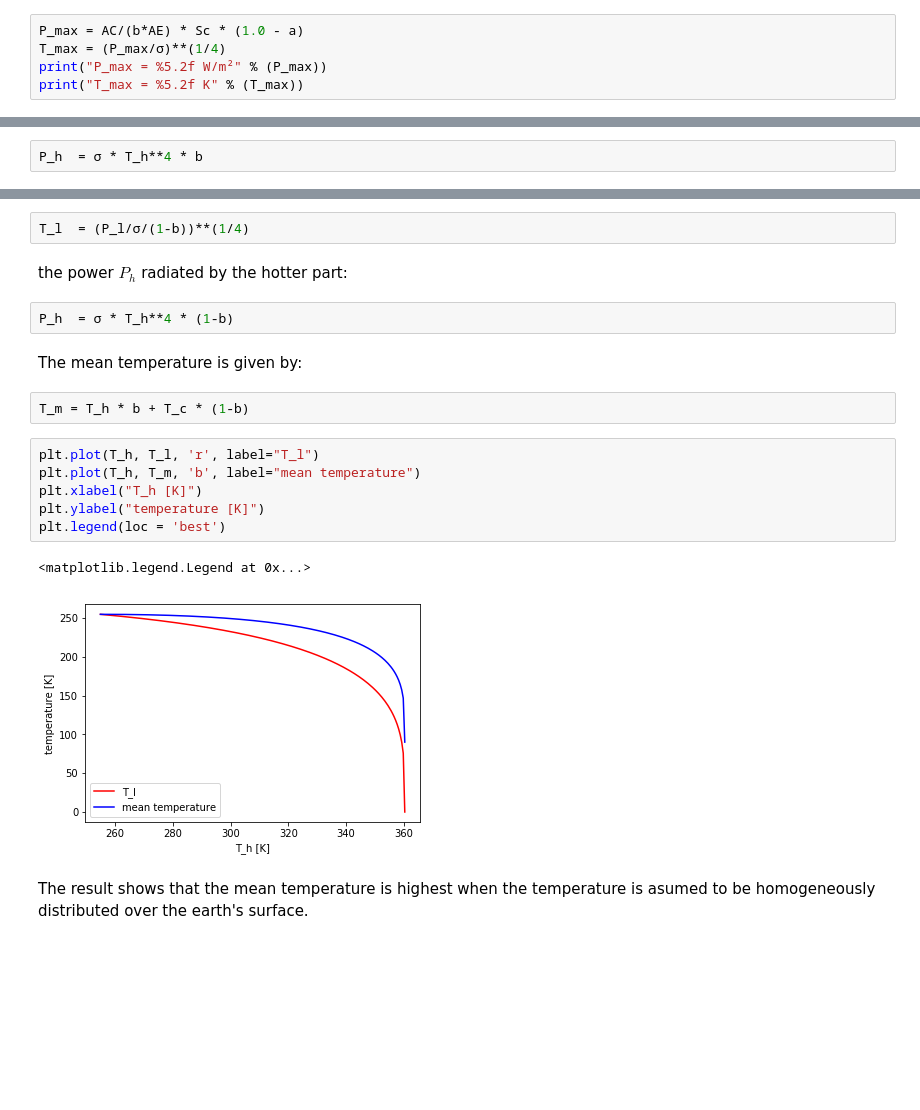
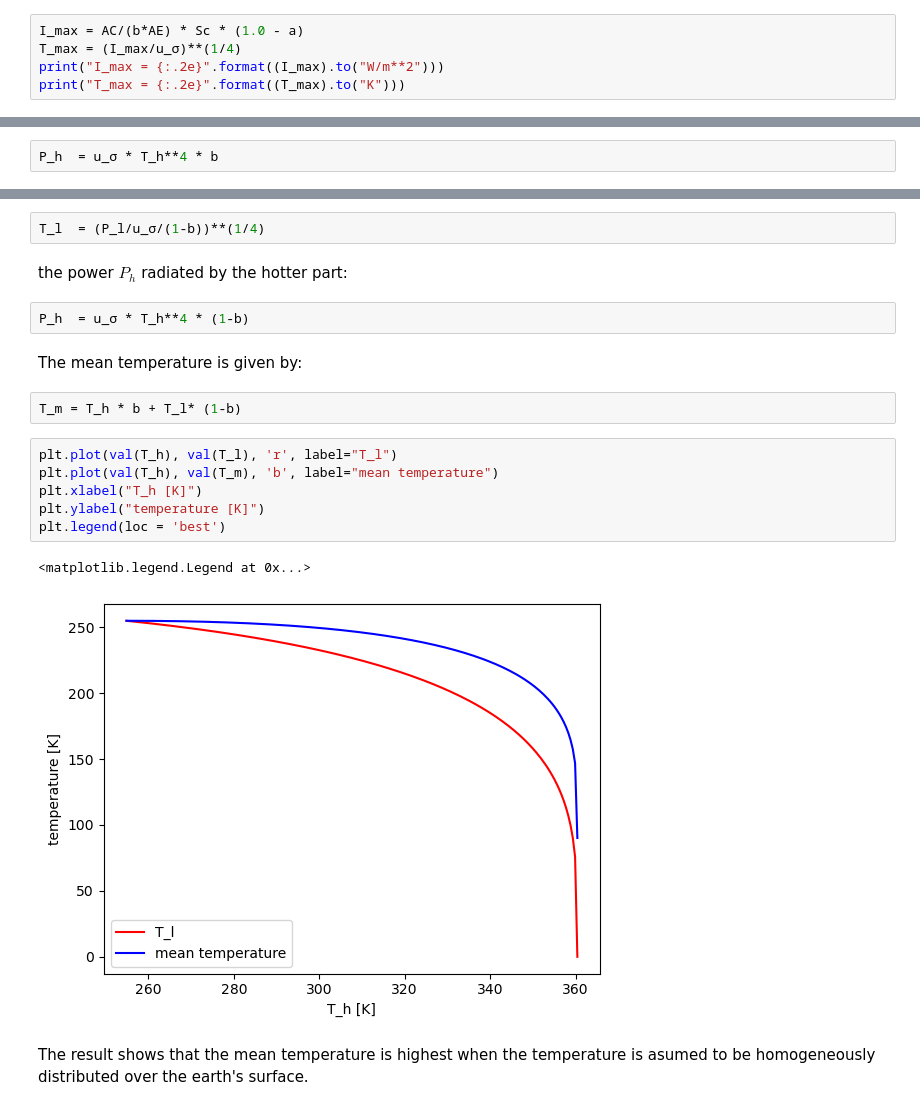
Before and after one commit to ropewe56/vesicamo, a Jupyter notebook: jupyter/mean_earth_surface_temperature.ipynb, the cells around one changed output, grey strips where cells are left out. Cells and saved outputs as stored; diff of their text form; blank space fills up the shorter version.

```diff
--- a/jupyter/mean_earth_surface_temperature.ipynb
+++ b/jupyter/mean_earth_surface_temperature.ipynb
@@ -52,8 +53,8 @@ b = 0.25
 # %% [markdown]
 If all the power is emitted from the part b the temperature $T_{max}$ has to be:
 # %%
-P_max = AC/(b*AE) * Sc * (1.0 - a)
-T_max = (P_max/σ)**(1/4)
-print("P_max = %5.2f W/m²" % (P_max))
-print("T_max = %5.2f K" % (T_max))
+I_max = AC/(b*AE) * Sc * (1.0 - a)
+T_max = (I_max/u_σ)**(1/4)
+print("I_max = {:.2e}".format((I_max).to("W/m**2")))
+print("T_max = {:.2e}".format((T_max).to("K")))
 # %% [output]
@@ -66,7 +71,7 @@ T_h  = mgrid[T_0:T_max:200j]
 # %% [markdown]
 The power emitted by the hot part is:
 # %%
-P_h  = σ * T_h**4 * b
+P_h  = u_σ * T_h**4 * b
 # %% [markdown]
 Power that has to emitted by the lower temperature part of the earth's surface:
 # %%
@@ -75,24 +80,24 @@ P_l  = where(P_l >= 0.0, P_l, 0.0)
 # %% [markdown]
 The lower temperature $T_l$ is:
 # %%
-T_l  = (P_l/σ/(1-b))**(1/4)
+T_l  = (P_l/u_σ/(1-b))**(1/4)
 # %% [markdown]
 the power $P_h$ radiated by the hotter part:
 # %%
-P_h  = σ * T_h**4 * (1-b)
+P_h  = u_σ * T_h**4 * (1-b)
 # %% [markdown]
 The mean temperature is given by:
 # %%
-T_m = T_h * b + T_c * (1-b)
+T_m = T_h * b + T_l* (1-b)
 # %%
-plt.plot(T_h, T_l, 'r', label="T_l")
-plt.plot(T_h, T_m, 'b', label="mean temperature")
+plt.plot(val(T_h), val(T_l), 'r', label="T_l")
+plt.plot(val(T_h), val(T_m), 'b', label="mean temperature")
 plt.xlabel("T_h [K]")
 plt.ylabel("temperature [K]")
 plt.legend(loc = 'best')
 # %% [output]
 <matplotlib.legend.Legend at 0x...>
-[figure, old version]
+[figure, new version]
 # %% [markdown]
 The result shows that the mean temperature is highest when the temperature is asumed to be homogeneously distributed over the earth's surface.
 # %% [markdown]
```
Also changed, not shown: parts of 11 cells of this notebook, 22 other files.
